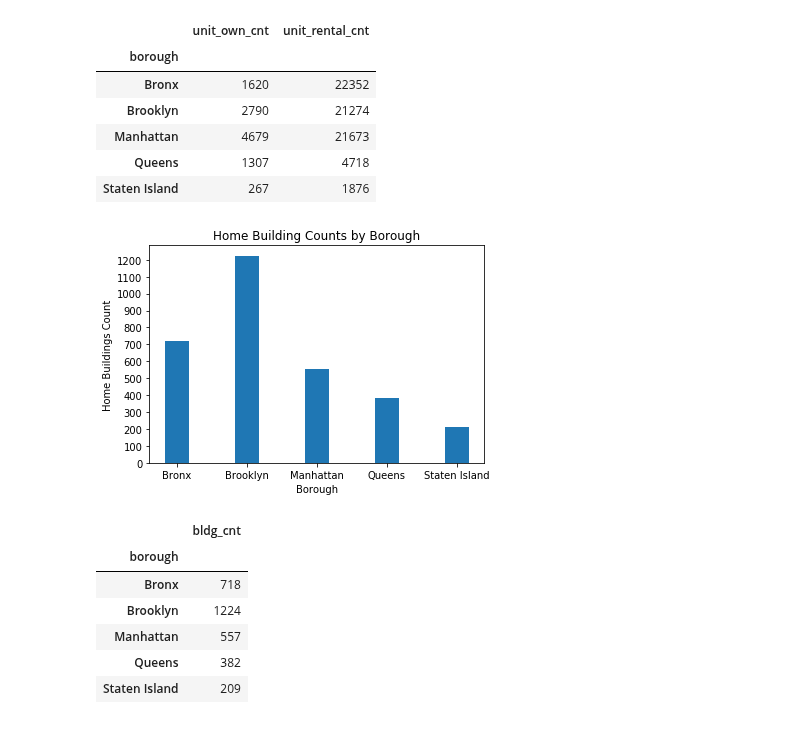
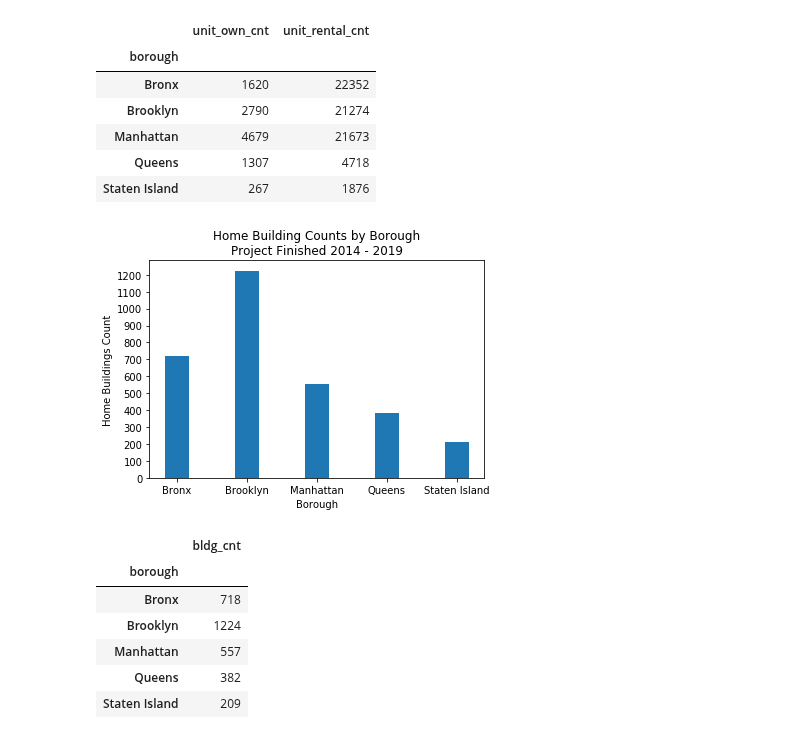
Before and after one commit to hayden4davey/Project1-Group2, a Jupyter notebook: arnold1.ipynb, the cells around one changed output. Cells and saved outputs as stored; diff of their text form; code cells hidden in the pictures.

```diff
--- a/arnold1.ipynb
+++ b/arnold1.ipynb
@@ -155,20 +156,20 @@ df_all[['unit_own_cnt', 'unit_rental_cnt']]
 # %%
 #show bar graph of house buildings projects
 fig, ax =  plt.subplots()
 
 ind = np.arange(5)
 width = 0.35
 
 p1 = ax.bar(df_all.index, df_all.bldg_cnt , width)
 
 plt.ylabel('Home Buildings Count')
 plt.xlabel('Borough')
-plt.title('Home Building Counts by Borough')
+plt.title('Home Building Counts by Borough\nProject Finished 2014 - 2019')
 plt.yticks(np.arange(0, 1300, 100))
-
+fig.savefig('Output/NYC_BuildingCounts.png')
 plt.show()
 # %% [output]
-[figure, old version]
+[figure, new version]
 # %%
 df_all[['bldg_cnt']]
 # %% [output]
```
Also changed, not shown: parts of 2 cells of this notebook, 3 other files.
